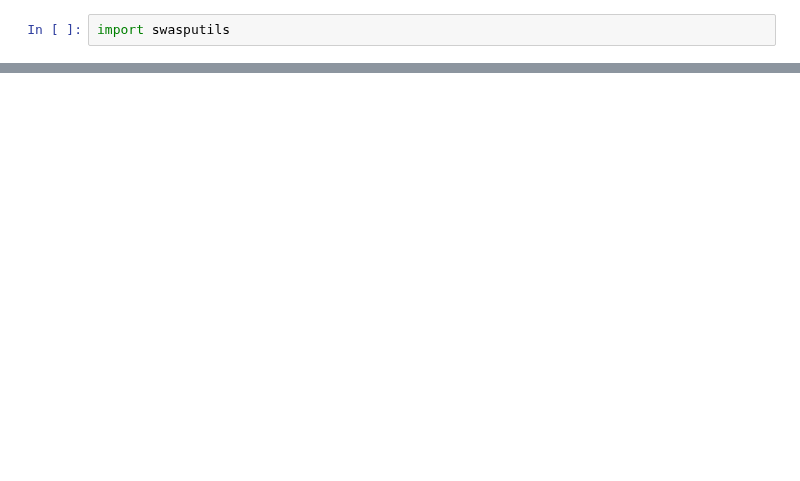
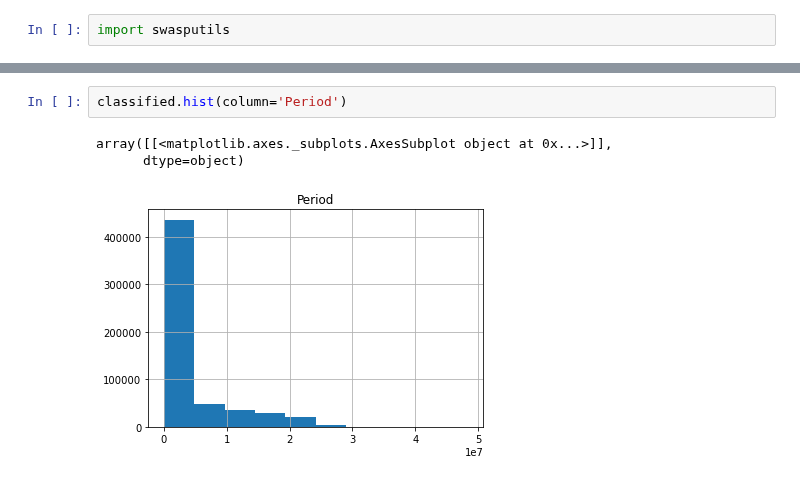
Before and after one commit to adammcmaster/superwasp-tools, a Jupyter notebook: overall_population.ipynb, the cells around one changed output, grey strips where cells are left out. Saved outputs shown, nothing was run; the diff lists cells and outputs as text; blank space fills up the shorter version.

```diff
--- a/overall_population.ipynb
+++ b/overall_population.ipynb
@@ -15,3 +33,9 @@ array([[<matplotlib.axes._subplots.AxesSubplot object at 0x...>]],
+# %%
+classified.hist(column='Period')
+# %% [output]
+array([[<matplotlib.axes._subplots.AxesSubplot object at 0x...>]],
+      dtype=object)
+[figure, added]
 # %%
 objects.hist(column='Sigma')
 # %% [output]
```
Also changed, not shown: parts of 12 cells of this notebook, 3 other files.
